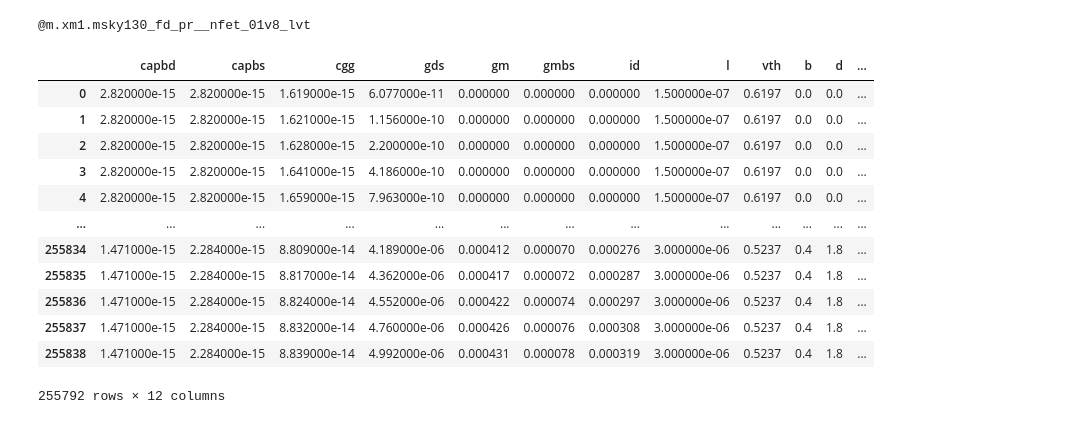
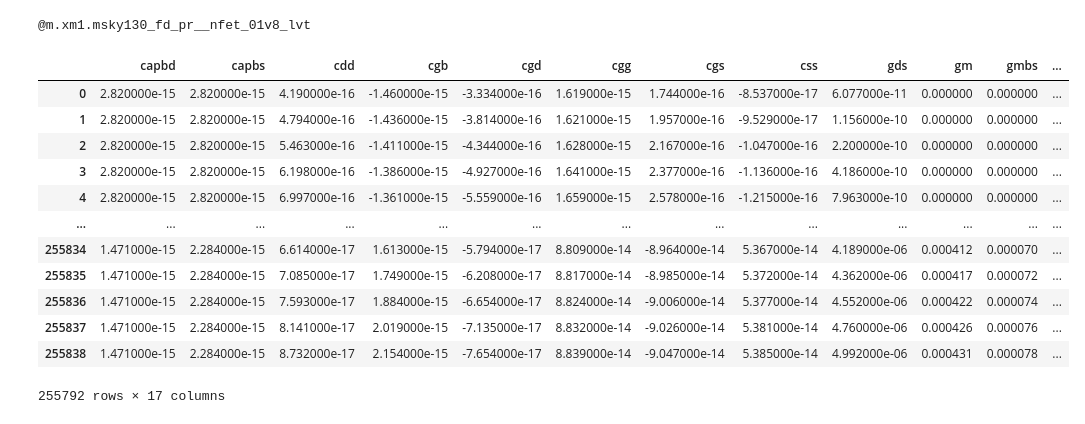
Before and after one commit to bmurmann/Chipathon2024, a Jupyter notebook: techsweep_txt_to_mat.ipynb, the cells around one changed output. Drawn from its saved outputs; the diff is of its cells as text; code cells hidden in the pictures.

```diff
--- a/techsweep_txt_to_mat.ipynb
+++ b/techsweep_txt_to_mat.ipynb
@@ -21,26 +21,26 @@ print(par_prefix)
 # %%
 # remove extra headers in file body and unwanted columns
 df_raw = df_raw[~df_raw['v-sweep'].str.contains('v-sweep')]
 df = df_raw.drop(['v-sweep', 'v-sweep.1'], axis=1)
-df = df.apply(pd.to_numeric).abs()
+df = df.apply(pd.to_numeric)
 
 # rename columns for readability
 df.columns = df.columns.str.removeprefix(par_prefix+'[')
 df.columns = df.columns.str.removesuffix(']')
 df
 # %% [output]
-|  | capbd | capbs | cgg | gds | gm | gmbs | id | l | vth | b | d | ... |
-| 0 | 2.820000e-15 | 2.820000e-15 | 1.619000e-15 | 6.077000e-11 | 0.000000 | 0.000000 | 0.000000 | 1.500000e-07 | 0.6197 | 0.0 | 0.0 | ... |
-| 1 | 2.820000e-15 | 2.820000e-15 | 1.621000e-15 | 1.156000e-10 | 0.000000 | 0.000000 | 0.000000 | 1.500000e-07 | 0.6197 | 0.0 | 0.0 | ... |
-| 2 | 2.820000e-15 | 2.820000e-15 | 1.628000e-15 | 2.200000e-10 | 0.000000 | 0.000000 | 0.000000 | 1.500000e-07 | 0.6197 | 0.0 | 0.0 | ... |
-| 3 | 2.820000e-15 | 2.820000e-15 | 1.641000e-15 | 4.186000e-10 | 0.000000 | 0.000000 | 0.000000 | 1.500000e-07 | 0.6197 | 0.0 | 0.0 | ... |
-| 4 | 2.820000e-15 | 2.820000e-15 | 1.659000e-15 | 7.963000e-10 | 0.000000 | 0.000000 | 0.000000 | 1.500000e-07 | 0.6197 | 0.0 | 0.0 | ... |
+|  | capbd | capbs | cdd | cgb | cgd | cgg | cgs | css | gds | gm | gmbs | ... |
+| 0 | 2.820000e-15 | 2.820000e-15 | 4.190000e-16 | -1.460000e-15 | -3.334000e-16 | 1.619000e-15 | 1.744000e-16 | -8.537000e-17 | 6.077000e-11 | 0.000000 | 0.000000 | ... |
+| 1 | 2.820000e-15 | 2.820000e-15 | 4.794000e-16 | -1.436000e-15 | -3.814000e-16 | 1.621000e-15 | 1.957000e-16 | -9.529000e-17 | 1.156000e-10 | 0.000000 | 0.000000 | ... |
+| 2 | 2.820000e-15 | 2.820000e-15 | 5.463000e-16 | -1.411000e-15 | -4.344000e-16 | 1.628000e-15 | 2.167000e-16 | -1.047000e-16 | 2.200000e-10 | 0.000000 | 0.000000 | ... |
+| 3 | 2.820000e-15 | 2.820000e-15 | 6.198000e-16 | -1.386000e-15 | -4.927000e-16 | 1.641000e-15 | 2.377000e-16 | -1.136000e-16 | 4.186000e-10 | 0.000000 | 0.000000 | ... |
+| 4 | 2.820000e-15 | 2.820000e-15 | 6.997000e-16 | -1.361000e-15 | -5.559000e-16 | 1.659000e-15 | 2.578000e-16 | -1.215000e-16 | 7.963000e-10 | 0.000000 | 0.000000 | ... |
 | ... | ... | ... | ... | ... | ... | ... | ... | ... | ... | ... | ... | ... |
-| 255834 | 1.471000e-15 | 2.284000e-15 | 8.809000e-14 | 4.189000e-06 | 0.000412 | 0.000070 | 0.000276 | 3.000000e-06 | 0.5237 | 0.4 | 1.8 | ... |
-| 255835 | 1.471000e-15 | 2.284000e-15 | 8.817000e-14 | 4.362000e-06 | 0.000417 | 0.000072 | 0.000287 | 3.000000e-06 | 0.5237 | 0.4 | 1.8 | ... |
-| 255836 | 1.471000e-15 | 2.284000e-15 | 8.824000e-14 | 4.552000e-06 | 0.000422 | 0.000074 | 0.000297 | 3.000000e-06 | 0.5237 | 0.4 | 1.8 | ... |
-| 255837 | 1.471000e-15 | 2.284000e-15 | 8.832000e-14 | 4.760000e-06 | 0.000426 | 0.000076 | 0.000308 | 3.000000e-06 | 0.5237 | 0.4 | 1.8 | ... |
-| 255838 | 1.471000e-15 | 2.284000e-15 | 8.839000e-14 | 4.992000e-06 | 0.000431 | 0.000078 | 0.000319 | 3.000000e-06 | 0.5237 | 0.4 | 1.8 | ... |
+| 255834 | 1.471000e-15 | 2.284000e-15 | 6.614000e-17 | 1.613000e-15 | -5.794000e-17 | 8.809000e-14 | -8.964000e-14 | 5.367000e-14 | 4.189000e-06 | 0.000412 | 0.000070 | ... |
+| 255835 | 1.471000e-15 | 2.284000e-15 | 7.085000e-17 | 1.749000e-15 | -6.208000e-17 | 8.817000e-14 | -8.985000e-14 | 5.372000e-14 | 4.362000e-06 | 0.000417 | 0.000072 | ... |
+| 255836 | 1.471000e-15 | 2.284000e-15 | 7.593000e-17 | 1.884000e-15 | -6.654000e-17 | 8.824000e-14 | -9.006000e-14 | 5.377000e-14 | 4.552000e-06 | 0.000422 | 0.000074 | ... |
+| 255837 | 1.471000e-15 | 2.284000e-15 | 8.141000e-17 | 2.019000e-15 | -7.135000e-17 | 8.832000e-14 | -9.026000e-14 | 5.381000e-14 | 4.760000e-06 | 0.000426 | 0.000076 | ... |
+| 255838 | 1.471000e-15 | 2.284000e-15 | 8.732000e-17 | 2.154000e-15 | -7.654000e-17 | 8.839000e-14 | -9.047000e-14 | 5.385000e-14 | 4.992000e-06 | 0.000431 | 0.000078 | ... |
-255792 rows × 12 columns
+255792 rows × 17 columns
 # %%
 # sweep variable vectors
```
Also changed, not shown: parts of 3 cells of this notebook, 27 other files.
